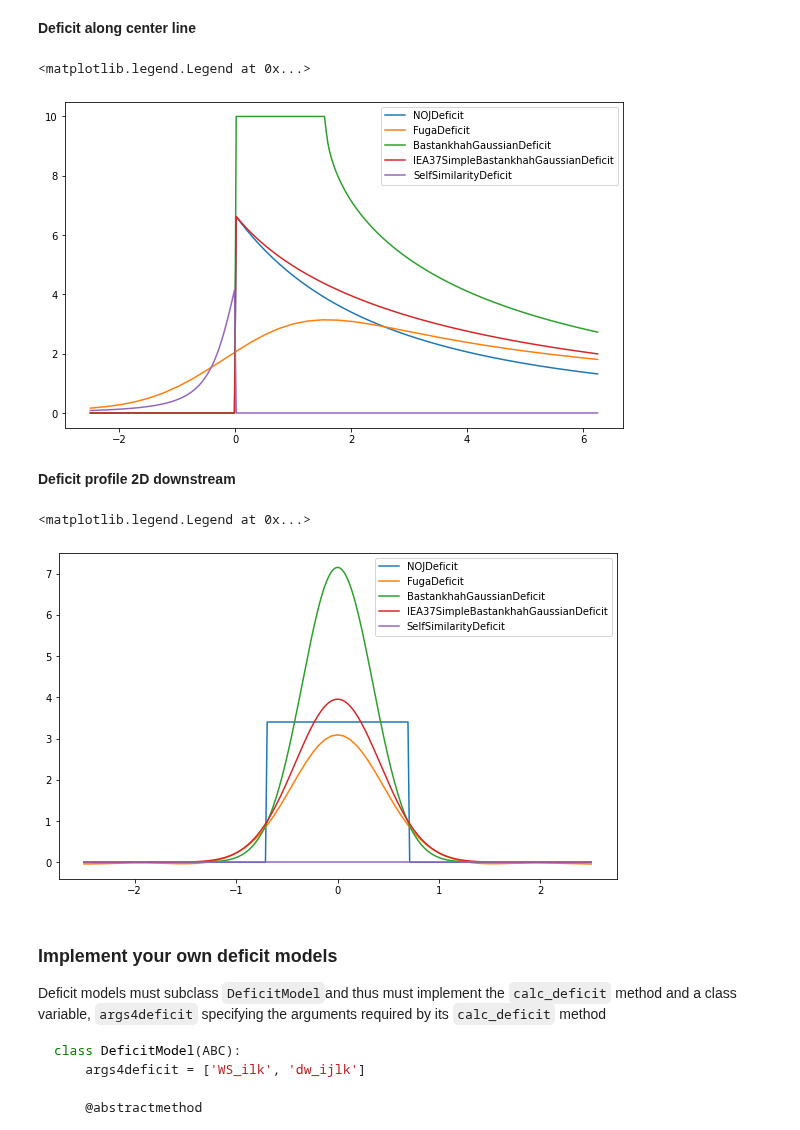
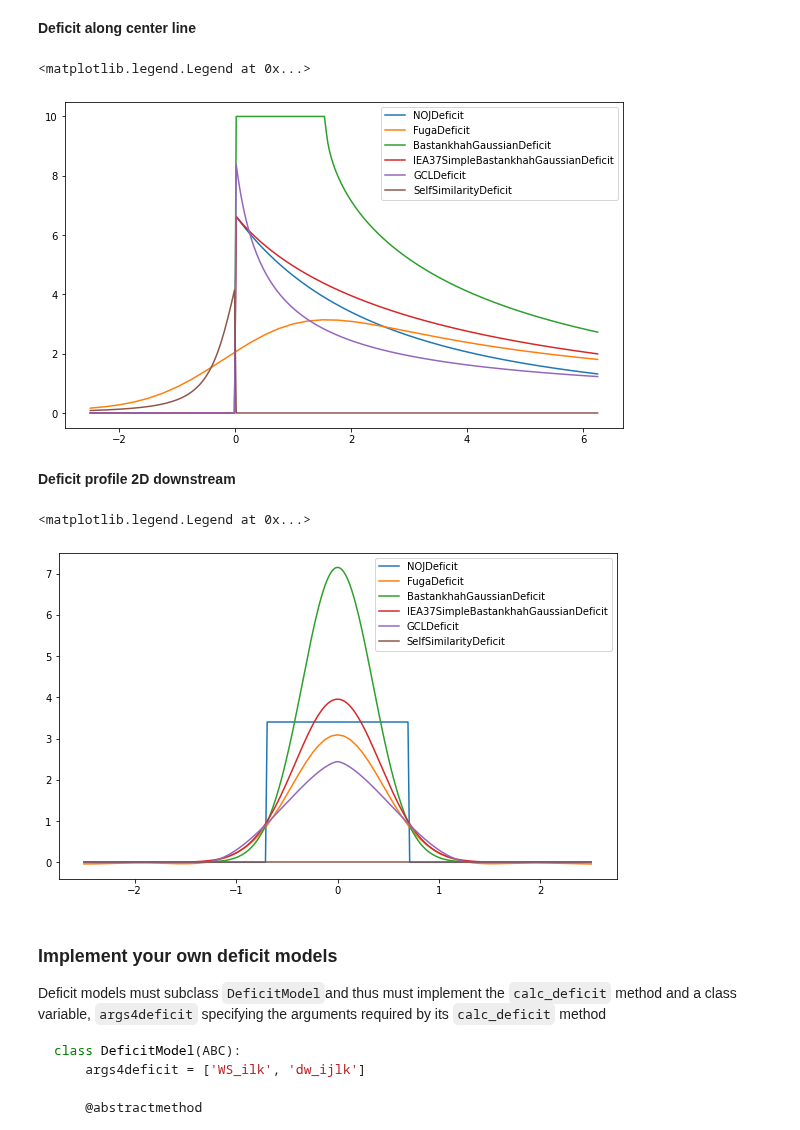
Before and after one commit to DTUWindEnergy/PyWake, a Jupyter notebook: docs/notebooks/EngineeringWindFarmModels.ipynb, the cells around one changed output. Drawn from its saved outputs; the diff is of its cells as text; code cells hidden in the pictures.

Commit message:
Doc rotor avg model

```diff
--- a/docs/notebooks/EngineeringWindFarmModels.ipynb
+++ b/docs/notebooks/EngineeringWindFarmModels.ipynb
@@ -154,15 +166,16 @@ This means that `deficit_ijlk[0,1,2,3]` holds the deficit caused by the first tu
 
 import numpy as np
 import matplotlib.pyplot as plt
+from py_wake.deficit_models import BastankhahGaussianDeficit
 D = 80
-def deficit_map(deficitModel, xy=None):
+def _map(f, xy=None):
     X, Y = np.meshgrid(*xy)
     x_j, y_j = X.flatten(), Y.flatten()
     downwind_distance_ijlk = x_j.reshape((1, -1, 1, 1))
     crosswind_distance_ijlk = np.abs(y_j.reshape((1, -1, 1, 1)))
     ws = 10
     zeros_ijl = np.zeros(crosswind_distance_ijlk.shape[:3])
-    deficit_ijlk = deficitModel.calc_deficit(
+    res_ijlk = f(
         # specify arguments for all models
         WS_ilk=np.array([[[ws]]]),  # wind speed at source turbine
         D_src_il=np.array([[D]]),  # diameter of source turbine
@@ -175,13 +188,18 @@ def deficit_map(deficitModel, xy=None):
         cw_ijlk=crosswind_distance_ijlk,  # cross wind distance (both horizontal and vertical)
         ct_ilk=np.array([[[8 / 9]]]),  # thrust coefficient
         WS_eff_ilk=np.array([[[ws]]]),  # effective wind speed at source turbine
+        TI_ilk=np.array([[[0.1]]]),
+        TI_eff_ilk=np.array([[[0.1]]]),
+        wake_radius_ijlk=BastankhahGaussianDeficit().wake_radius(dw_ijlk=downwind_distance_ijlk,
+                                                  D_src_il=np.array([[D]]),
+                                                  ct_ilk=np.array([[[8 / 9]]])),
     )
-    return X / D, Y / D, deficit_ijlk[0, :, 0, 0].reshape(X.shape)
+    return X / D, Y / D, res_ijlk[0, :, 0, 0].reshape(X.shape)
 
 
-def plot_deficit_map(deficitModel):
+def plot_deficit_map(model):
     xy = np.linspace(-200,500,200), np.linspace(-200,200,200)
-    X,Y,deficit = deficit_map(deficitModel, xy)
+    X,Y,deficit = _map(model.calc_deficit, xy)
     c = plt.contourf(X,Y,deficit, levels=100, cmap='Blues')
     plt.colorbar(c, label="Deficit [m/s]")
     plt.plot([0,0],[-1/2,1/2],'k')
@@ -246,31 +285,32 @@ deficitModels = [NOJDeficit(),
                  FugaDeficit(lut_path),
                  BastankhahGaussianDeficit(),
                  IEA37SimpleBastankhahGaussianDeficit(),
+                 GCLDeficit(),
                  SelfSimilarityDeficit()]
 # %% [markdown]
 **Deficit along center line**
 # %%
 plt.figure(figsize=((10,6)))
 for deficitModel in deficitModels:
-    X, Y, deficit = deficit_map(deficitModel, xy=(np.linspace(-200,500,300), 0))
+    X, Y, deficit = _map(deficitModel.calc_deficit, xy=(np.linspace(-200,500,300), 0))
     plt.plot(X[0], deficit[0], label=deficitModel.__class__.__name__)
 
 plt.legend()
 # %% [output]
 <matplotlib.legend.Legend at 0x...>
-[figure, old version]
+[figure, new version]
 # %% [markdown]
 **Deficit profile 2D downstream**
 # %%
 plt.figure(figsize=((10,6)))
 for deficitModel in deficitModels:
-    X, Y, deficit = deficit_map(deficitModel, xy=(2*D, np.linspace(-200,200,300)))
+    X, Y, deficit = _map(deficitModel.calc_deficit, xy=(2*D, np.linspace(-200,200,300)))
     plt.plot(Y[:,], deficit[:,0], label=deficitModel.__class__.__name__)
 
 plt.legend()
 # %% [output]
 <matplotlib.legend.Legend at 0x...>
-[figure, old version]
+[figure, new version]
 # %% [markdown]
 ### Implement your own deficit models
 Deficit models must subclass `DeficitModel`and thus must implement the `calc_deficit` method and a class variable, `args4deficit` specifying the arguments required by its `calc_deficit` method
```
Also changed, not shown: parts of 41 cells of this notebook, 18 other files.
